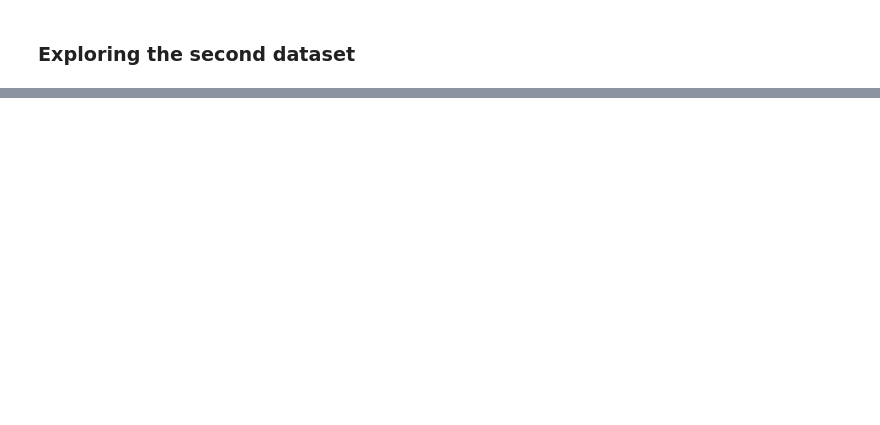
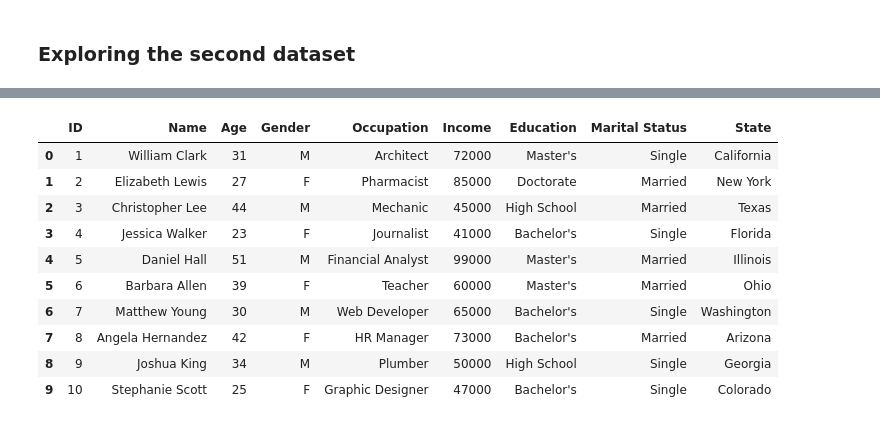
Before and after one commit to OpenMined/syft-data-science, a Jupyter notebook: notebooks/dataset_ds.ipynb, the cells around one changed output, grey strips where cells are left out. Drawn from its saved outputs; the diff is of its cells as text; code cells hidden in the pictures; blank space fills up the shorter version.

Commit message:
fix data scientist notebook

```diff
--- a/notebooks/dataset_ds.ipynb
+++ b/notebooks/dataset_ds.ipynb
@@ -46,7 +131,19 @@ census.get_mock_path()
 # %%
 import pandas as pd
 
-pd.read_csv(census.get_mock_path())
+pd.read_csv(census.get_mock_path() / "data.csv")
+# %% [output]
+|  | ID | Name | Age | Gender | Occupation | Income | Education | Marital Status | State |
+| 0 | 1 | William Clark | 31 | M | Architect | 72000 | Master's | Single | California |
+| 1 | 2 | Elizabeth Lewis | 27 | F | Pharmacist | 85000 | Doctorate | Married | New York |
+| 2 | 3 | Christopher Lee | 44 | M | Mechanic | 45000 | High School | Married | Texas |
+| 3 | 4 | Jessica Walker | 23 | F | Journalist | 41000 | Bachelor's | Single | Florida |
+| 4 | 5 | Daniel Hall | 51 | M | Financial Analyst | 99000 | Master's | Married | Illinois |
+| 5 | 6 | Barbara Allen | 39 | F | Teacher | 60000 | Master's | Married | Ohio |
+| 6 | 7 | Matthew Young | 30 | M | Web Developer | 65000 | Bachelor's | Single | Washington |
+| 7 | 8 | Angela Hernandez | 42 | F | HR Manager | 73000 | Bachelor's | Married | Arizona |
+| 8 | 9 | Joshua King | 34 | M | Plumber | 50000 | High School | Single | Georgia |
+| 9 | 10 | Stephanie Scott | 25 | F | Graphic Designer | 47000 | Bachelor's | Single | Colorado |
 # %%
 # will raise error
 census.get_private_path()
```
Also changed, not shown: parts of 12 cells of this notebook.
